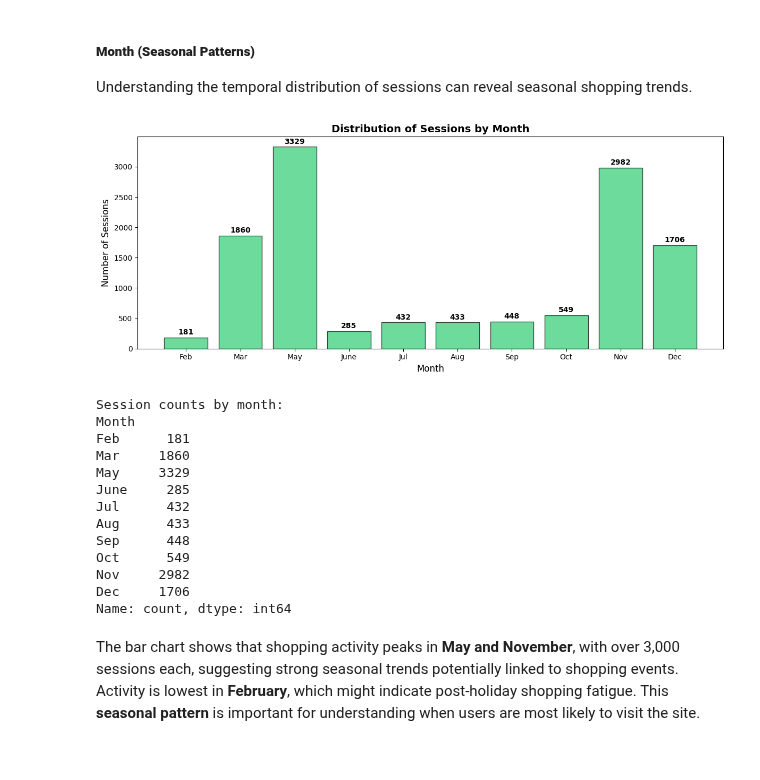
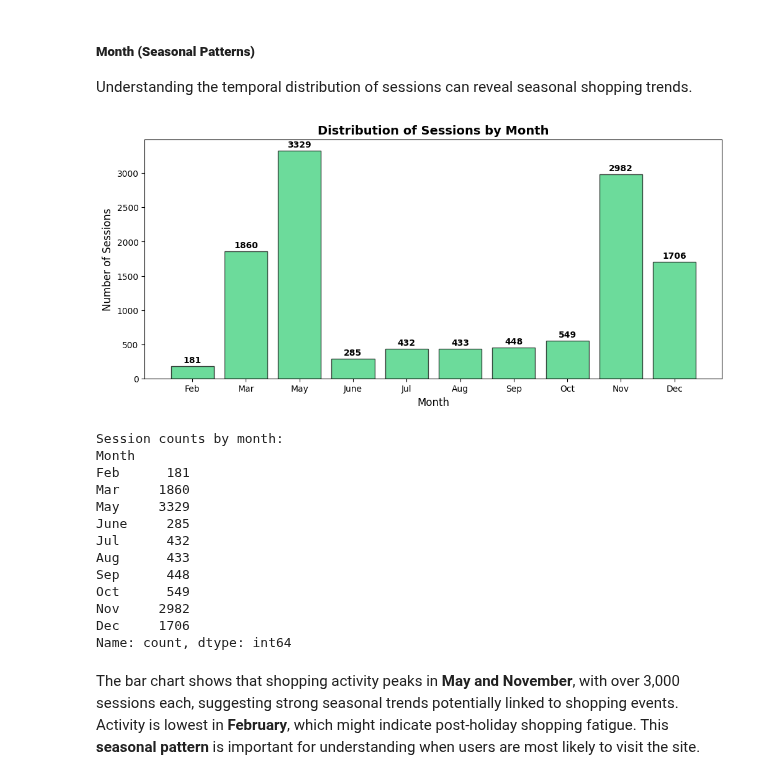
Before and after one commit to JackyDo2005/A3_PDS_RMIT, a Jupyter notebook: Assignment3.ipynb, the cells around one changed output. Drawn from its saved outputs; the diff is of its cells as text; code cells hidden in the pictures.

```diff
--- a/Assignment3.ipynb
+++ b/Assignment3.ipynb
@@ -874,25 +908,25 @@ Understanding the temporal distribution of sessions can reveal seasonal shopping
 # %%
 # distribution of sessions by month
 month_order = ['Feb', 'Mar', 'May', 'June', 'Jul', 'Aug', 'Sep', 'Oct', 'Nov', 'Dec']
 month_counts = df_clean['Month'].value_counts().reindex(month_order)
 
 plt.figure(figsize=(12, 5))
 plt.bar(month_counts.index, month_counts.values, color='#2ecc71', edgecolor='black', alpha=0.7)
 plt.title('Distribution of Sessions by Month', fontsize=14, fontweight='bold')
 plt.xlabel('Month', fontsize=12)
 plt.ylabel('Number of Sessions', fontsize=12)
 
 # add value labels on bars
 for i, v in enumerate(month_counts.values):
     plt.text(i, v + 50, str(v), ha='center', fontsize=10, fontweight='bold')
 
-plt.tight_layout()
+plt.tight_layout
 plt.show()
 
 print("\nSession counts by month:")
 print(month_counts)
 # %% [output]
-[figure, old version]
+[figure, new version]
 Session counts by month:
 Month
 Feb      181
```
Also changed, not shown: parts of 88 cells of this notebook, 3 other files.
